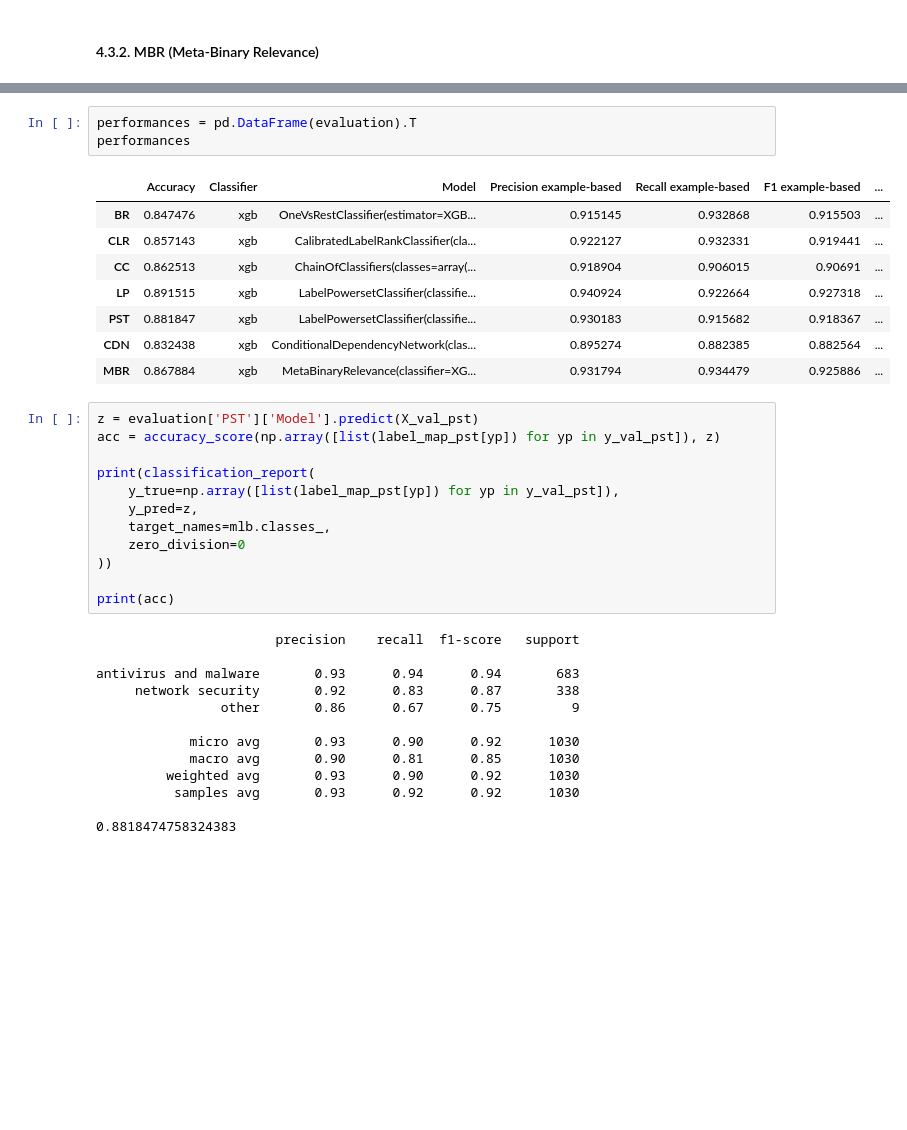
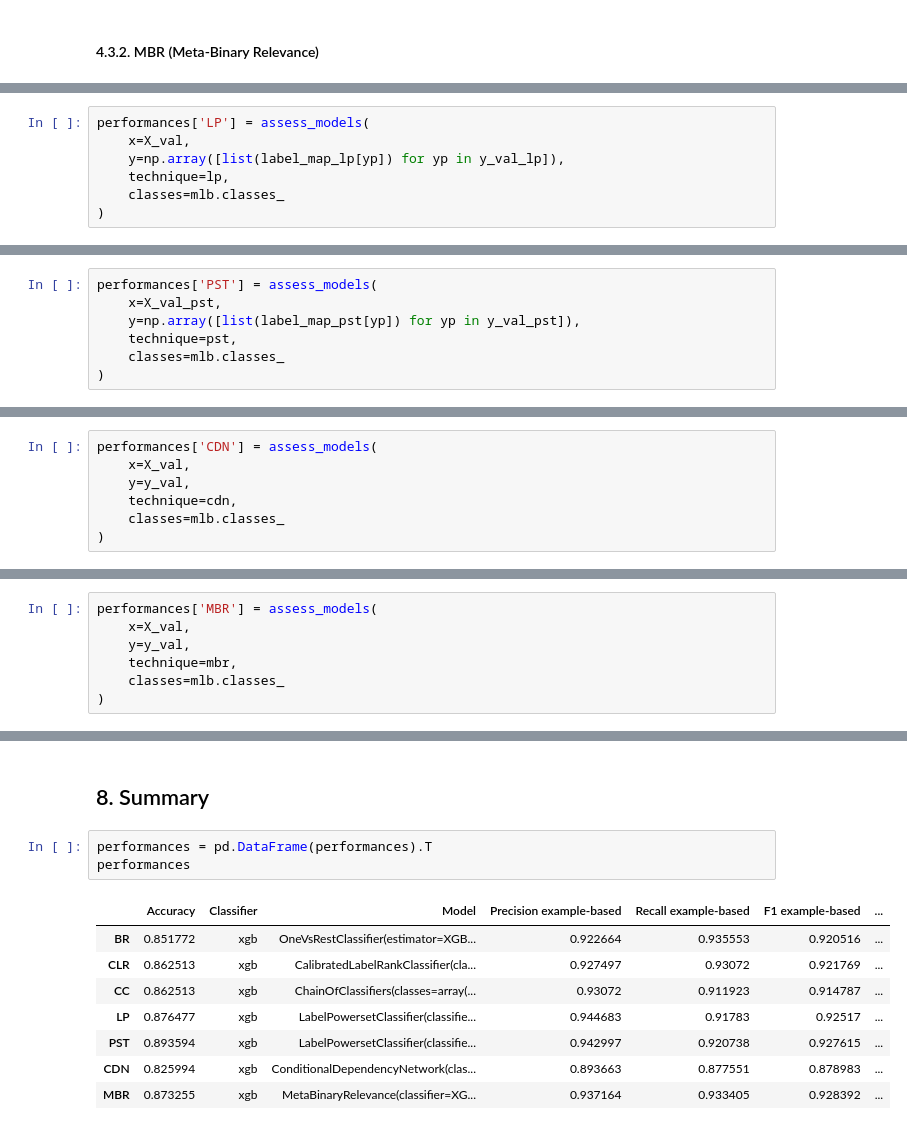
Before and after one commit to IrfEazy/msc-thesis, a Jupyter notebook: MultiLabelClassificationComputerSecurity.ipynb, the cells around one changed output, grey strips where cells are left out. Cells and saved outputs as stored; diff of their text form; blank space fills up the shorter version.

```diff
--- a/MultiLabelClassificationComputerSecurity.ipynb
+++ b/MultiLabelClassificationComputerSecurity.ipynb
@@ -481,0 +623,7 @@ evaluation = {
+# %%
+performances['LP'] = assess_models(
+    x=X_val,
+    y=np.array([list(label_map_lp[yp]) for yp in y_val_lp]),
+    technique=lp,
+    classes=mlb.classes_
+)
@@ -481,0 +657,7 @@ evaluation = {
+# %%
+performances['PST'] = assess_models(
+    x=X_val_pst,
+    y=np.array([list(label_map_pst[yp]) for yp in y_val_pst]),
+    technique=pst,
+    classes=mlb.classes_
+)
@@ -481,0 +698,7 @@ evaluation = {
+# %%
+performances['CDN'] = assess_models(
+    x=X_val,
+    y=y_val,
+    technique=cdn,
+    classes=mlb.classes_
+)
@@ -481,0 +732,7 @@ evaluation = {
+# %%
+performances['MBR'] = assess_models(
+    x=X_val,
+    y=y_val,
+    technique=mbr,
+    classes=mlb.classes_
+)
@@ -482,37 +764,14 @@ evaluation = {
+# %% [markdown]
+## 8. Summary
 # %%
-performances = pd.DataFrame(evaluation).T
+performances = pd.DataFrame(performances).T
 performances
 # %% [output]
 |  | Accuracy | Classifier | Model | Precision example-based | Recall example-based | F1 example-based | ... |
-| BR | 0.847476 | xgb | OneVsRestClassifier(estimator=XGB... | 0.915145 | 0.932868 | 0.915503 | ... |
-| CLR | 0.857143 | xgb | CalibratedLabelRankClassifier(cla... | 0.922127 | 0.932331 | 0.919441 | ... |
-| CC | 0.862513 | xgb | ChainOfClassifiers(classes=array(... | 0.918904 | 0.906015 | 0.90691 | ... |
-| LP | 0.891515 | xgb | LabelPowersetClassifier(classifie... | 0.940924 | 0.922664 | 0.927318 | ... |
-| PST | 0.881847 | xgb | LabelPowersetClassifier(classifie... | 0.930183 | 0.915682 | 0.918367 | ... |
-| CDN | 0.832438 | xgb | ConditionalDependencyNetwork(clas... | 0.895274 | 0.882385 | 0.882564 | ... |
-| MBR | 0.867884 | xgb | MetaBinaryRelevance(classifier=XG... | 0.931794 | 0.934479 | 0.925886 | ... |
+| BR | 0.851772 | xgb | OneVsRestClassifier(estimator=XGB... | 0.922664 | 0.935553 | 0.920516 | ... |
+| CLR | 0.862513 | xgb | CalibratedLabelRankClassifier(cla... | 0.927497 | 0.93072 | 0.921769 | ... |
+| CC | 0.862513 | xgb | ChainOfClassifiers(classes=array(... | 0.93072 | 0.911923 | 0.914787 | ... |
+| LP | 0.876477 | xgb | LabelPowersetClassifier(classifie... | 0.944683 | 0.91783 | 0.92517 | ... |
+| PST | 0.893594 | xgb | LabelPowersetClassifier(classifie... | 0.942997 | 0.920738 | 0.927615 | ... |
+| CDN | 0.825994 | xgb | ConditionalDependencyNetwork(clas... | 0.893663 | 0.877551 | 0.878983 | ... |
+| MBR | 0.873255 | xgb | MetaBinaryRelevance(classifier=XG... | 0.937164 | 0.933405 | 0.928392 | ... |
-# %%
-z = evaluation['PST']['Model'].predict(X_val_pst)
-acc = accuracy_score(np.array([list(label_map_pst[yp]) for yp in y_val_pst]), z)
-
-print(classification_report(
-    y_true=np.array([list(label_map_pst[yp]) for yp in y_val_pst]),
-    y_pred=z,
-    target_names=mlb.classes_,
-    zero_division=0
-))
-
-print(acc)
-# %% [output]
-                       precision    recall  f1-score   support
-
-antivirus and malware       0.93      0.94      0.94       683
-     network security       0.92      0.83      0.87       338
-                other       0.86      0.67      0.75         9
-
-            micro avg       0.93      0.90      0.92      1030
-            macro avg       0.90      0.81      0.85      1030
-         weighted avg       0.93      0.90      0.92      1030
-          samples avg       0.93      0.92      0.92      1030
-
-0.8818474758324383
```
Also changed, not shown: parts of 102 cells of this notebook.
